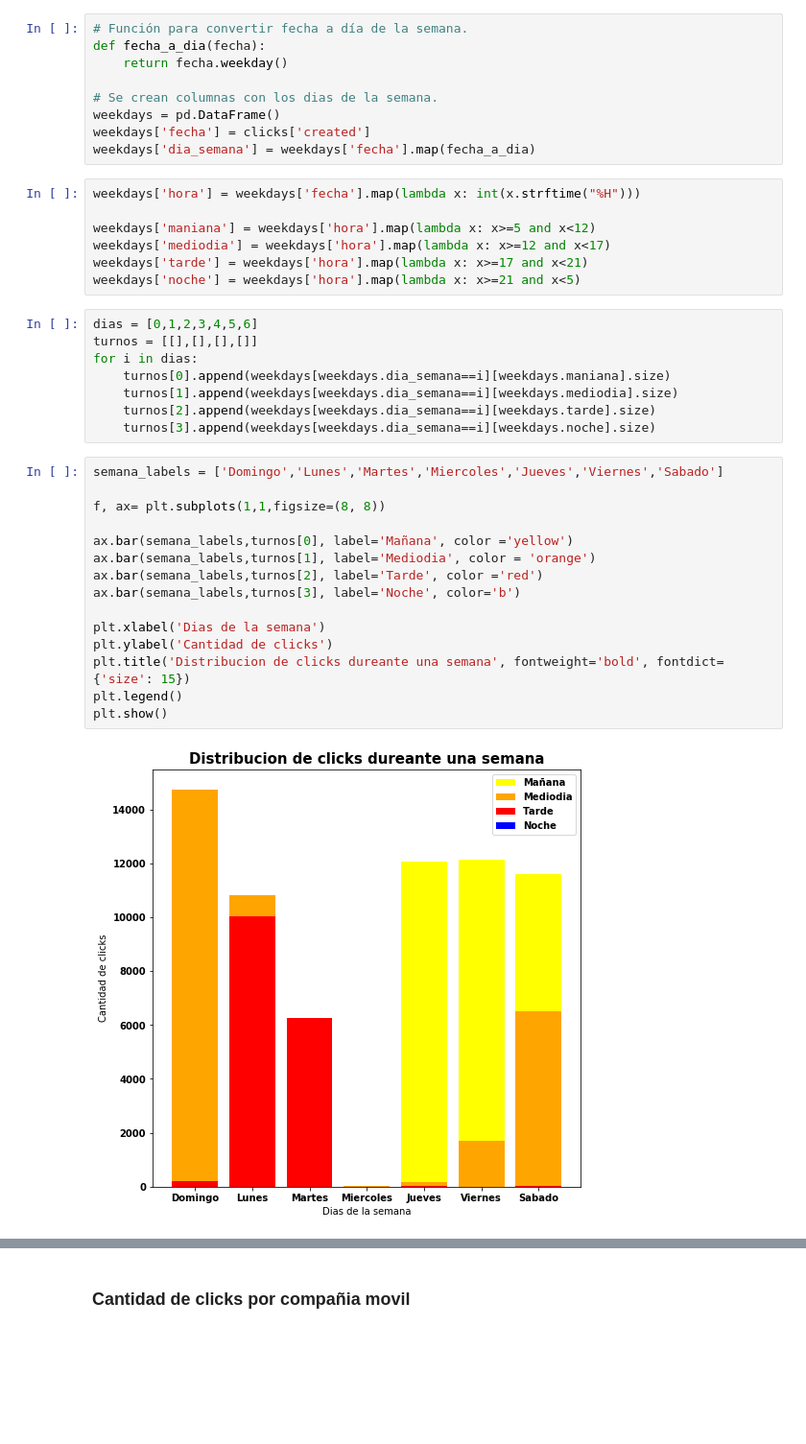
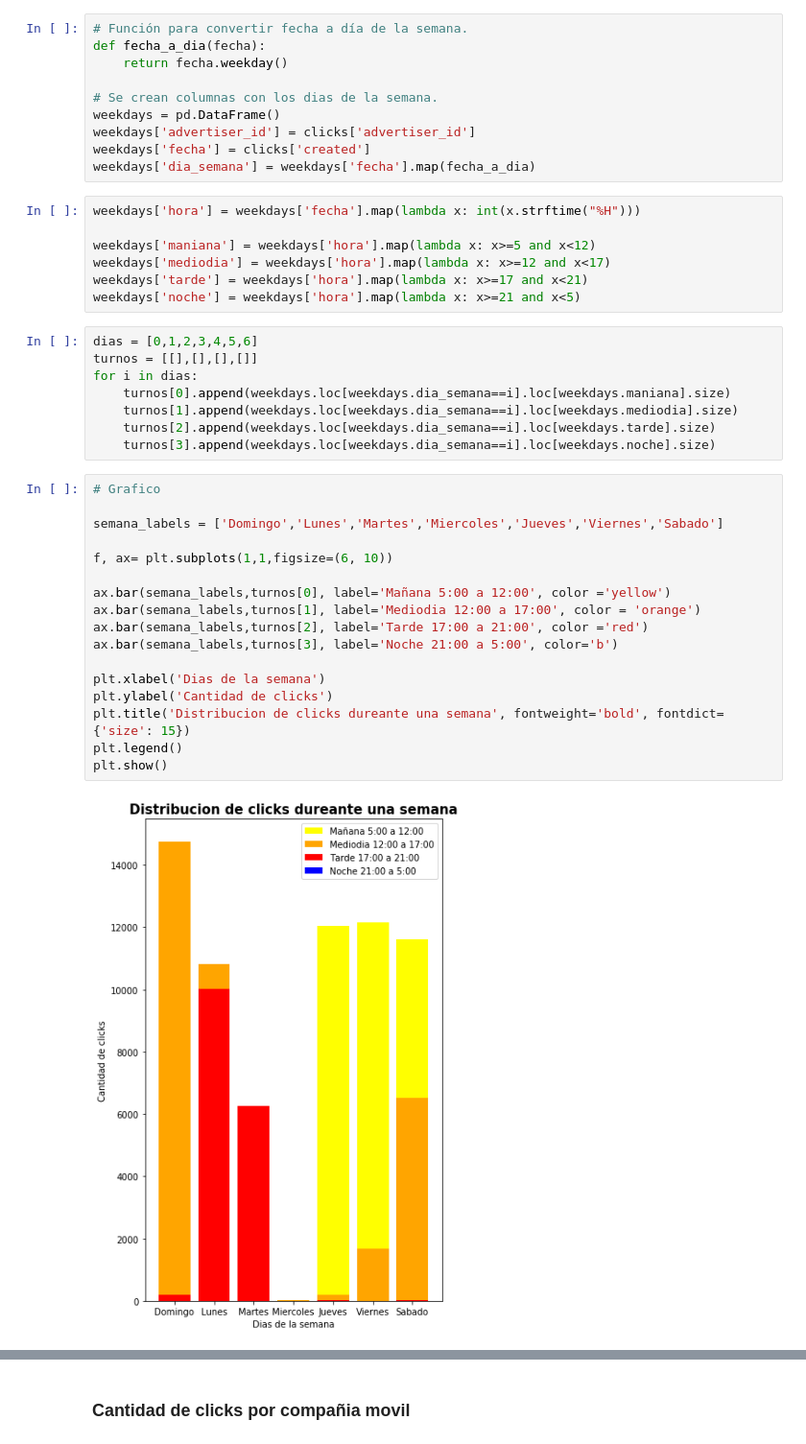
Before and after one commit to freedocx/7506Jampp, a Jupyter notebook: Ani/analisis-exploratorio-jammp.ipynb, the cells around one changed output, grey strips where cells are left out. Shown: that part at 96% size. Drawn from its saved outputs; the diff is of its cells as text; blank space fills up the shorter version.

```diff
--- a/Ani/analisis-exploratorio-jammp.ipynb
+++ b/Ani/analisis-exploratorio-jammp.ipynb
@@ -433,6 +441,7 @@ def fecha_a_dia(fecha):
 
 # Se crean columnas con los dias de la semana.
 weekdays = pd.DataFrame()
+weekdays['advertiser_id'] = clicks['advertiser_id']
 weekdays['fecha'] = clicks['created']
 weekdays['dia_semana'] = weekdays['fecha'].map(fecha_a_dia)
 # %%
@@ -446,24 +455,26 @@ weekdays['noche'] = weekdays['hora'].map(lambda x: x>=21 and x<5)
 dias = [0,1,2,3,4,5,6]
 turnos = [[],[],[],[]]
 for i in dias:
-    turnos[0].append(weekdays[weekdays.dia_semana==i][weekdays.maniana].size)
-    turnos[1].append(weekdays[weekdays.dia_semana==i][weekdays.mediodia].size)
-    turnos[2].append(weekdays[weekdays.dia_semana==i][weekdays.tarde].size)
-    turnos[3].append(weekdays[weekdays.dia_semana==i][weekdays.noche].size)
+    turnos[0].append(weekdays.loc[weekdays.dia_semana==i].loc[weekdays.maniana].size)
+    turnos[1].append(weekdays.loc[weekdays.dia_semana==i].loc[weekdays.mediodia].size)
+    turnos[2].append(weekdays.loc[weekdays.dia_semana==i].loc[weekdays.tarde].size)
+    turnos[3].append(weekdays.loc[weekdays.dia_semana==i].loc[weekdays.noche].size)
 # %%
+# Grafico
+
 semana_labels = ['Domingo','Lunes','Martes','Miercoles','Jueves','Viernes','Sabado']
 
-f, ax= plt.subplots(1,1,figsize=(8, 8))
+f, ax= plt.subplots(1,1,figsize=(6, 10))
 
-ax.bar(semana_labels,turnos[0], label='Mañana', color ='yellow')
-ax.bar(semana_labels,turnos[1], label='Mediodia', color = 'orange')
-ax.bar(semana_labels,turnos[2], label='Tarde', color ='red')
-ax.bar(semana_labels,turnos[3], label='Noche', color='b')
+ax.bar(semana_labels,turnos[0], label='Mañana 5:00 a 12:00', color ='yellow')
+ax.bar(semana_labels,turnos[1], label='Mediodia 12:00 a 17:00', color = 'orange')
+ax.bar(semana_labels,turnos[2], label='Tarde 17:00 a 21:00', color ='red')
+ax.bar(semana_labels,turnos[3], label='Noche 21:00 a 5:00', color='b')
 
 plt.xlabel('Dias de la semana')
 plt.ylabel('Cantidad de clicks')
 plt.title('Distribucion de clicks dureante una semana', fontweight='bold', fontdict={'size': 15})
 plt.legend()
 plt.show()
 # %% [output]
-[figure, old version]
+[figure, new version]
```
Also changed, not shown: parts of 13 cells of this notebook.
